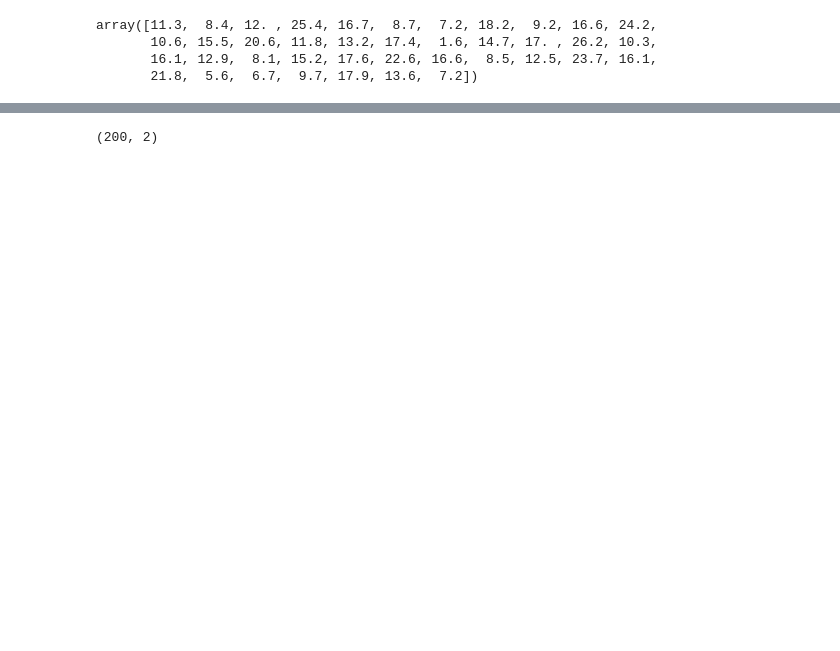
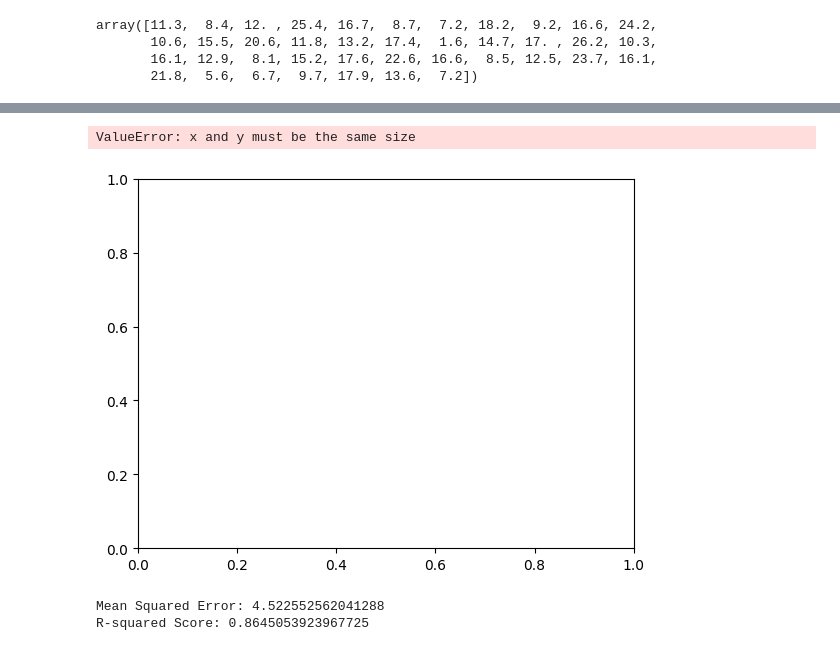
Before and after one commit to miniloda/DS-ML-AI-52-Weeks, a Jupyter notebook: Project 3/Linear Regression/main.ipynb, the cells around one changed output, grey strips where cells are left out. Saved outputs shown, nothing was run; the diff lists cells and outputs as text; code cells hidden in the pictures; blank space fills up the shorter version.

Commit message:
FIx Linear Regression

```diff
--- a/Project 3/Linear Regression/main.ipynb
+++ b/Project 3/Linear Regression/main.ipynb
@@ -20,5 +25,5 @@ dtype: int64
 # %%
-X = df[['TV', 'Radio']].values
+X = df[["TV", "Newspaper", "Radio"]].values
 y = df['Sales'].values
 X_train, X_test, y_train, y_test = train_test_split(X, y, test_size = 0.2, random_state=0)
 X_train
@@ -110,4 +114,0 @@ Did not converge after 100000 iterations . Try increasing max_iter.
-# %%
-X.shape
-# %% [output]
-(200, 2)
@@ -116,0 +115,8 @@ J_arr[1] = 2
+# %%
+best_fit = linear_reg.w_arr * X + linear_reg.b
+# %%
+plt.scatter(X, y)
+plt.plot(X, best_fit, color='red')
+# %% [output]
+ValueError: x and y must be the same size
+[figure, added]
@@ -116,0 +130,17 @@ J_arr[1] = 2
+# %%
+from sklearn.linear_model import LinearRegression
+from sklearn.preprocessing import StandardScaler
+
+scaler = StandardScaler()
+X = scaler.fit_transform(X)
+X_train, X_test, y_train, y_test = train_test_split(X, y, test_size = 0.2, random_state=0)
+linreg = LinearRegression(fit_intercept=True)
+linreg.fit(X_train, y_train)
+predictions = linreg.predict(X_test)
+MSE = mean_squared_error(y_test, predictions)
+r2 = r2_score(y_test, predictions)
+print('Mean Squared Error:', MSE)
+print('R-squared Score:', r2)
+# %% [output]
+Mean Squared Error: 4.522552562041288
+R-squared Score: 0.8645053923967725
```
Also changed, not shown: parts of 16 cells of this notebook, 3 other files.
